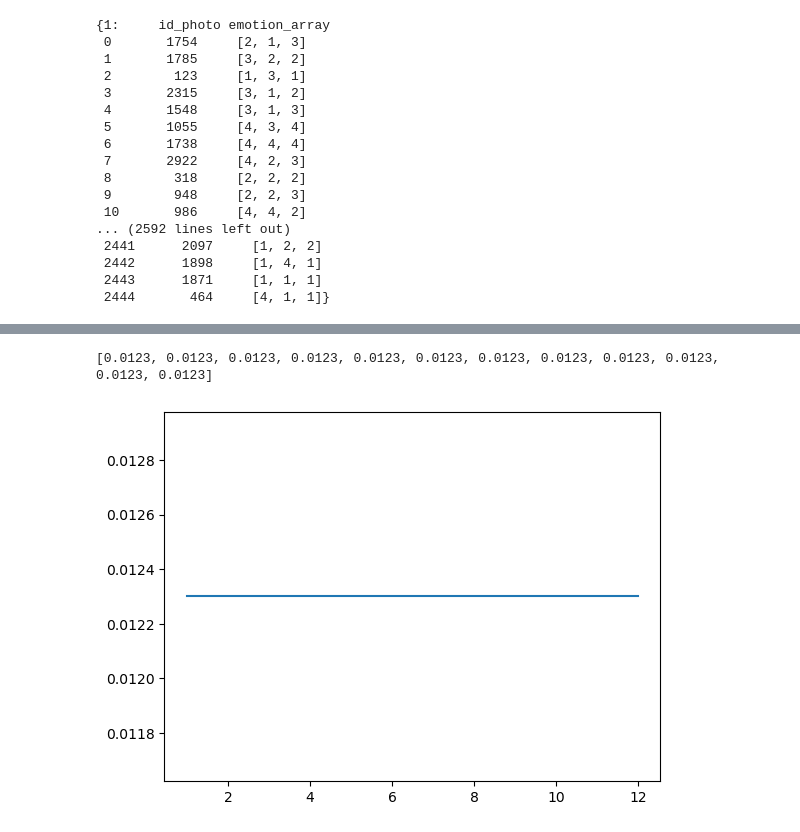
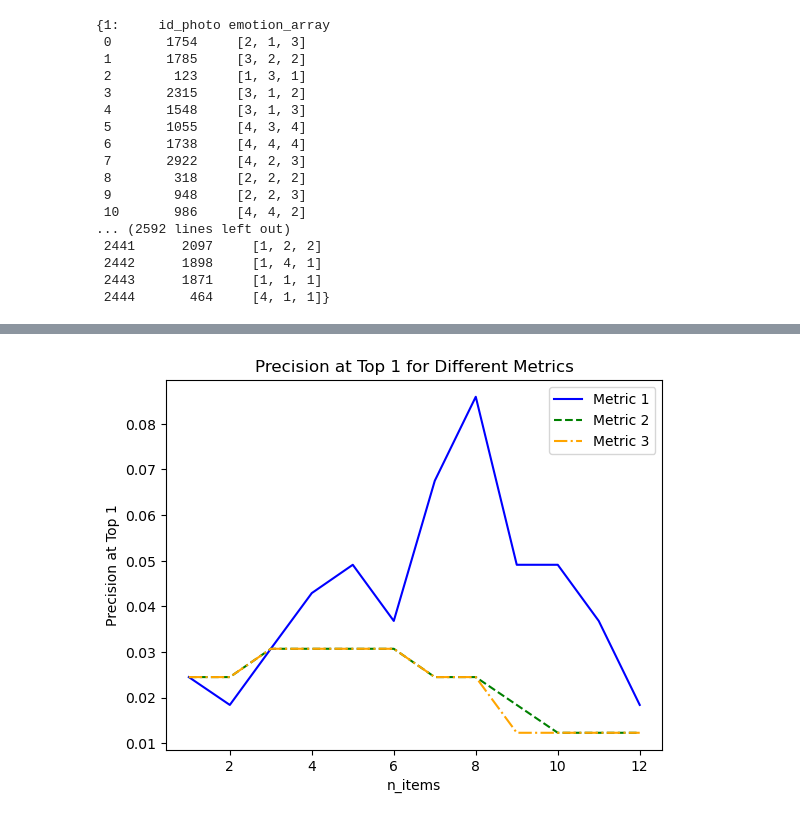
Before and after one commit to inesgmarcelino/EmoRecSys, a Jupyter notebook: recommendation_systems/cb_emotions.ipynb, the cells around one changed output, grey strips where cells are left out. Cells and saved outputs as stored; diff of their text form; code cells hidden in the pictures.

Commit message:
yey - finish pixeis and emotions

```diff
--- a/recommendation_systems/cb_emotions.ipynb
+++ b/recommendation_systems/cb_emotions.ipynb
@@ -1126,6 +681,0 @@ rec_dim_eucl = recommend_items_by_user_eucl(trainset, testset, mean_emotions_by_
-# %%
-ks=range(1,11)
-precisions, recalls, f1_scores = evaluate_metrics(rec_dim_eucl, testset, ks=ks)
-avg_precisions, avg_recalls, avg_f1scores = evaluate_metrics_avg(precisions, recalls, f1_scores)
-for k in ks:
-    print(f"k={k}:  Average Precision: {avg_precisions[k]:.4f}  Average Recall: {avg_recalls[k]:.4f}  Average F1-score: {avg_f1scores[k]:.4f}")
@@ -1159,6 +681,0 @@ rec_dim_eucl = recommend_items_by_user_eucl(trainset, testset, mean_emotions_by_
-# %%
-ks=range(1,11)
-precisions, recalls, f1_scores = evaluate_metrics(rec_dim_eucl, testset, ks=ks)
-avg_precisions, avg_recalls, avg_f1scores = evaluate_metrics_avg(precisions, recalls, f1_scores)
-for k in ks:
-    print(f"k={k}:  Average Precision: {avg_precisions[k]:.4f}  Average Recall: {avg_recalls[k]:.4f}  Average F1-score: {avg_f1scores[k]:.4f}")
@@ -1176,15 +681,0 @@ k=10:  Average Precision: 0.0693  Average Recall: 0.3804  Average F1-score: 0.11
-# %%
-precision_top1_cos_vgg16 = []
-for n in range(1, 13):
-    rec_dim_cos = recommend_items_by_user_eucl(trainset, testset, mean_emotions_by_user_dim, mean_emotions_by_user_profile_dim, n=n)
-    ks = [1]
-    precisions, recalls, f1_scores = evaluate_metrics(rec_cat_cos, testset, ks=ks)
-    avg_precisions, avg_recalls, avg_f1scores = evaluate_metrics_avg(precisions, recalls, f1_scores)
-    precision_top1_cos_vgg16.append(avg_precisions.get(1))
-
-print(precision_top1_cos_vgg16)
-plt.plot(range(1,13), precision_top1_cos_vgg16)
-plt.show()
-# %% [output]
-[0.0123, 0.0123, 0.0123, 0.0123, 0.0123, 0.0123, 0.0123, 0.0123, 0.0123, 0.0123, 0.0123, 0.0123]
-[figure, removed]
@@ -1190,0 +829,22 @@ plt.show()
+# %%
+line_styles = ['-', '--', '-.']
+colors = ['blue', 'green', 'orange']
+for metric in range(1, 4):
+    precision_top1_cos_vgg16 = []
+    for n in range(1, 13):
+        rec_cat_cos = recommend_items_by_user_cos(trainset, testset, mean_emotions_by_user_cat, mean_emotions_by_user_profile_cat, n, metric, random_items_dict)
+        ks = [1]
+        precisions, recalls, f1_scores = evaluate_metrics(rec_cat_cos, testset, ks=ks)
+        avg_precisions, avg_recalls, avg_f1scores = evaluate_metrics_avg(precisions, recalls, f1_scores)
+        precision_top1_cos_vgg16.append(avg_precisions.get(1))
+
+    plt.plot(range(1, 13), precision_top1_cos_vgg16, label="Metric " + str(metric),
+             linestyle=line_styles[metric-1], color=colors[metric-1])
+
+plt.legend()
+plt.xlabel('n_items')
+plt.ylabel('Precision at Top 1')
+plt.title('Precision at Top 1 for Different Metrics')
+plt.show()
+# %% [output]
+[figure, added]
```
Also changed, not shown: parts of 64 cells of this notebook, 4 other files.
